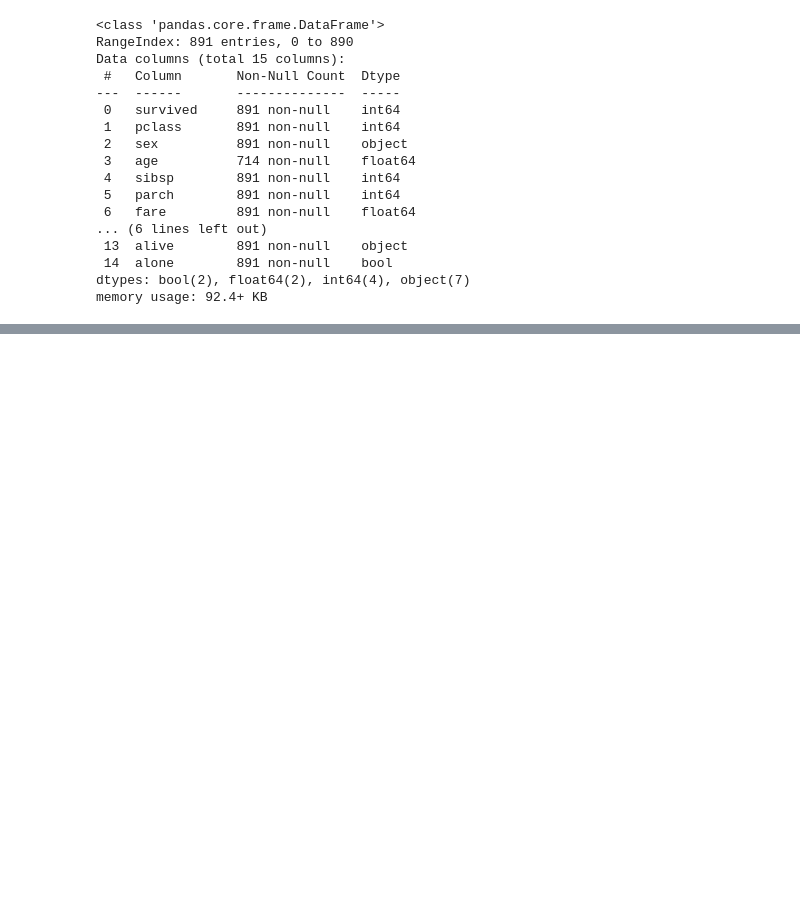
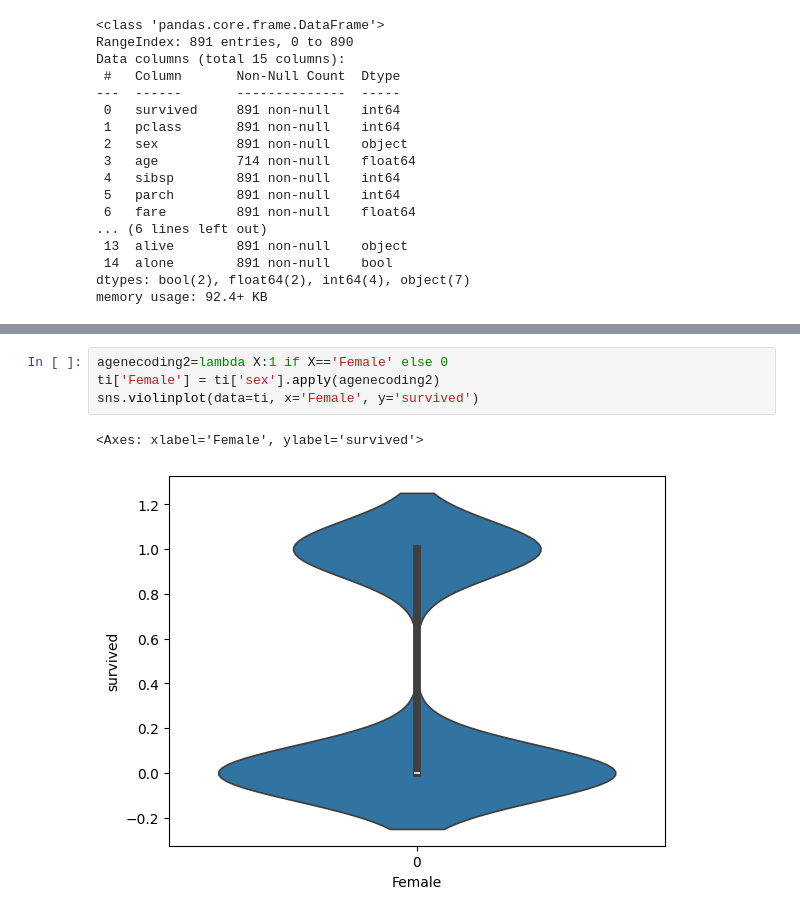
Before and after one commit to PreetiDileep/OpenAI, a Jupyter notebook: Sep24_002_EDA_Visuals.ipynb, the cells around one changed output, grey strips where cells are left out. Drawn from its saved outputs; the diff is of its cells as text; blank space fills up the shorter version.

```diff
--- a/Sep24_002_EDA_Visuals.ipynb
+++ b/Sep24_002_EDA_Visuals.ipynb
@@ -310,0 +318,7 @@ memory usage: 92.4+ KB
+# %%
+agenecoding2=lambda X:1 if X=='Female' else 0
+ti['Female'] = ti['sex'].apply(agenecoding2)
+sns.violinplot(data=ti, x='Female', y='survived')
+# %% [output]
+<Axes: xlabel='Female', ylabel='survived'>
+[figure, added]
```
Also changed, not shown: parts of 3 cells of this notebook.
